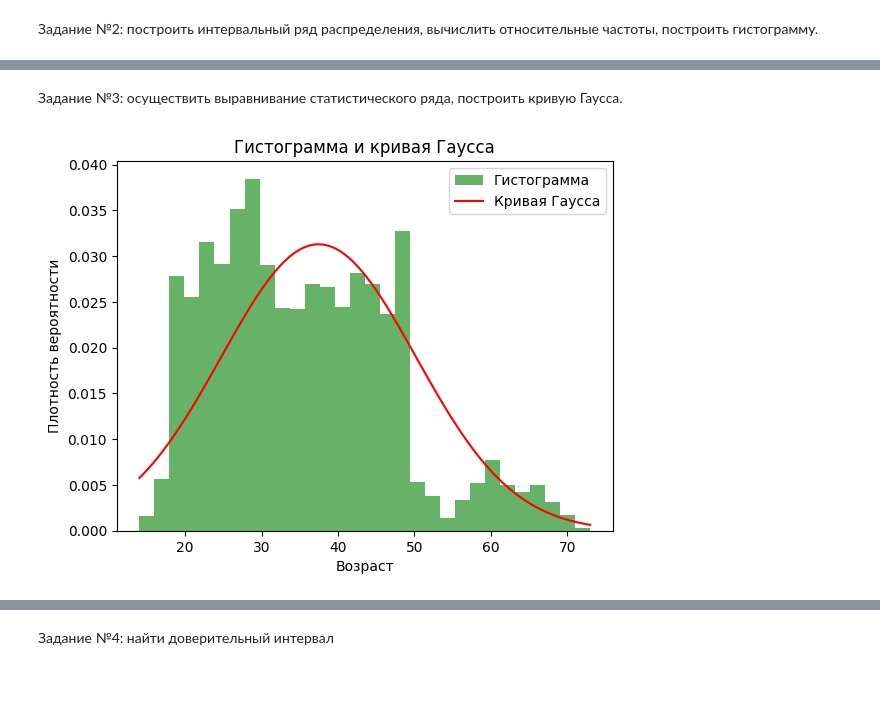
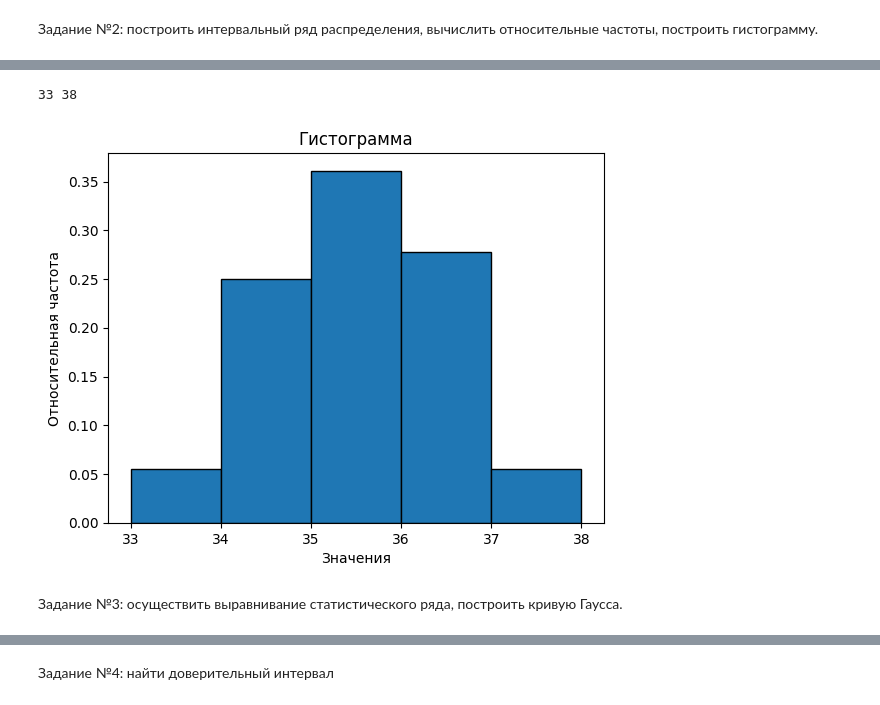
Before and after one commit to Raipus/MSAD, a Jupyter notebook: lab2.ipynb, the cells around one changed output, grey strips where cells are left out. Drawn from its saved outputs; the diff is of its cells as text; code cells hidden in the pictures.

```diff
--- a/lab2.ipynb
+++ b/lab2.ipynb
@@ -25,7 +25,7 @@ N = 32423
 d = 3
 D = 144.9169680648149
 
-n = int(t**2*D/d**2)
+n = math.ceil(t**2*D/d**2) #в большую сторону
 
 print(f'Объем выборок: {n}')
 
@@ -116,25 +57,28 @@ df
+# %%
+# Сортируем массив averages и берем уникальные значения
+sortedAverages = sorted(averages)
+leftBorder = math.floor(min(averages))
+rightBorder = math.ceil(max(averages))
+
+print(leftBorder,rightBorder)
+
+intervals = np.arange(leftBorder, rightBorder + 1)
+counts, _ = np.histogram(sortedAverages, bins = intervals)
+freq = counts / len(sortedAverages)
+
+
+for i in range(len(counts)):
+    interval = f"{intervals[i]}-{intervals[i + 1]}"
+
+plt.hist(sortedAverages, bins = intervals, range = (leftBorder, rightBorder), edgecolor='black', density = True)
+
+plt.title('Гистограмма')
+plt.xlabel('Значения')
+plt.ylabel('Относительная частота')
+
+plt.show()
+# %% [output]
+33 38
+[figure, added]
 # %% [markdown]
 Задание №3: осуществить выравнивание статистического ряда, построить кривую Гаусса.
-# %%
-# Метод моментов: оценка среднего и дисперсии
-mean_sample = sum(selections[0]) / len(selections[0])
-variance_sample = sum((x - mean_sample) ** 2 for x in selections[0]) / (len(selections[0]) - 1)
-
-# Параметры нормального распределения
-mu = mean_sample
-sigma = variance_sample ** 0.5
-
-# Построение гистограммы
-plt.hist(boba, bins=30, density=True, alpha=0.6, color='g', label='Гистограмма')
-
-# Построение кривой Гаусса
-x = np.linspace(min(boba), max(boba), 100)
-gaussian_curve = (1 / (sigma * np.sqrt(2 * np.pi))) * np.exp(-0.5 * ((x - mu) / sigma) ** 2)
-plt.plot(x, gaussian_curve, 'r', label='Кривая Гаусса')
-plt.title('Гистограмма и кривая Гаусса')
-plt.xlabel('Возраст')
-plt.ylabel('Плотность вероятности')
-plt.legend()
-plt.show()
-# %% [output]
-[figure, removed]
```
Also changed, not shown: parts of 4 cells of this notebook.
